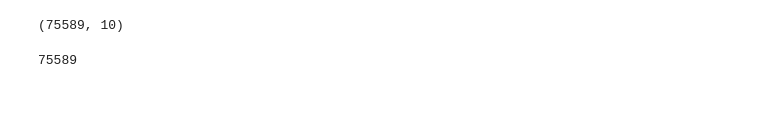
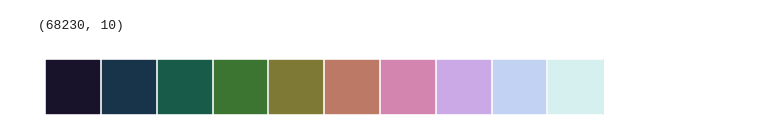
Before and after one commit to juhuntenburg/myelinconnect, a Jupyter notebook: notebooks/plot_surfs.ipynb, the cells around one changed output. Saved outputs shown, nothing was run; the diff lists cells and outputs as text; code cells hidden in the pictures; blank space fills up the shorter version.

```diff
--- a/notebooks/plot_surfs.ipynb
+++ b/notebooks/plot_surfs.ipynb
@@ -40,4 +42,4 @@ v, f, d = read_vtk(mesh_file)
 # %%
-data.shape
+data_masked.shape
 # %% [output]
-(75589, 10)
+(68230, 10)
@@ -47,4 +46,4 @@ data_norm=(data_masked-np.mean(data_masked))/np.std(data_masked)
-# %%
-data_masked.shape[0]+mask.shape[0]
-# %% [output]
-75589
+# %%
+sns.palplot(sns.color_palette('cubehelix',10))
+# %% [output]
+[figure, added]
```
Also changed, not shown: parts of 11 cells of this notebook, 4 other files.
